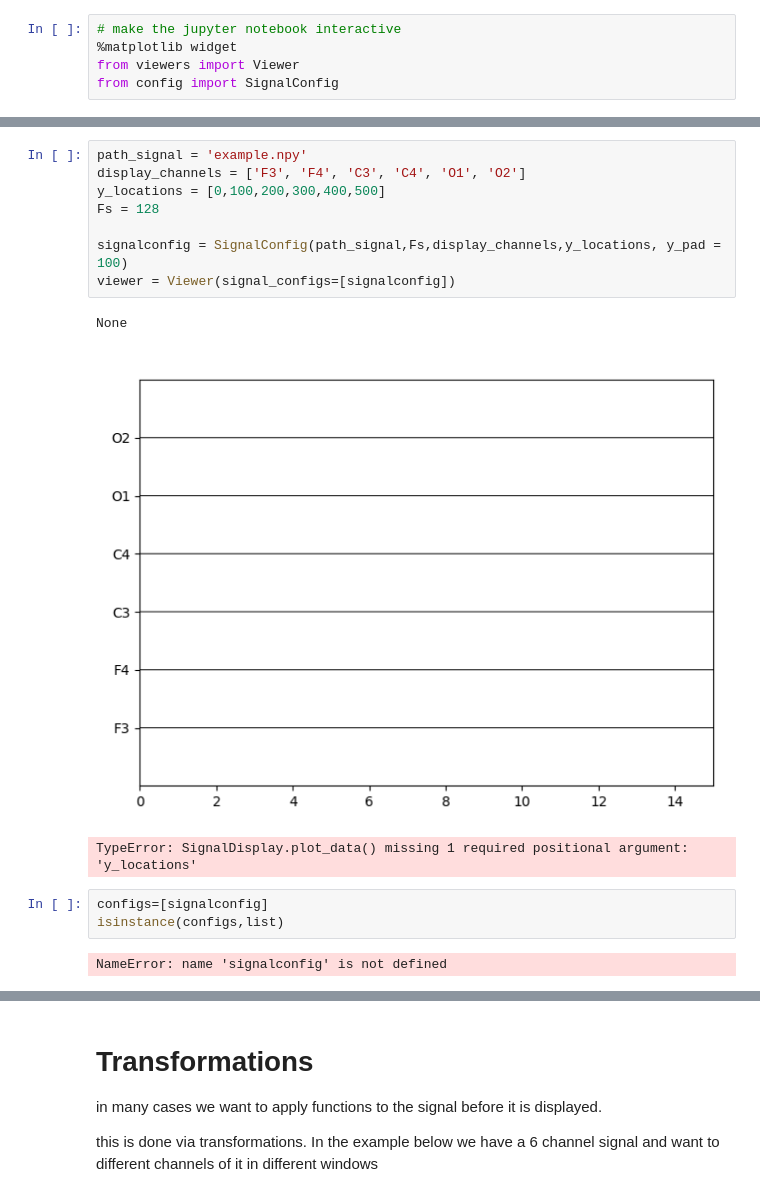
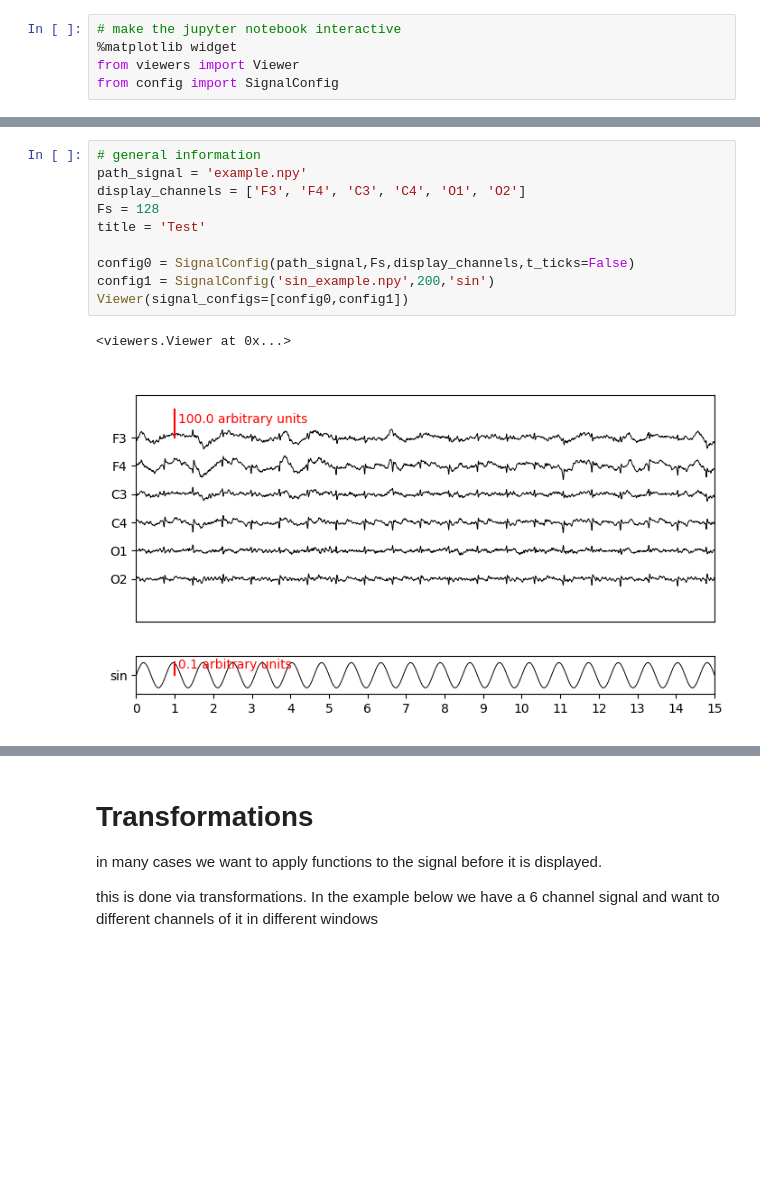
Before and after one commit to MoritzAlkofer/BIOViewer, a Jupyter notebook: demo.ipynb, the cells around one changed output, grey strips where cells are left out. Cells and saved outputs as stored; diff of their text form; blank space fills up the shorter version.

```diff
--- a/demo.ipynb
+++ b/demo.ipynb
@@ -26,17 +80,13 @@ it allows you to scroll left and right trough the image
 # %%
+# general information
 path_signal = 'example.npy'
 display_channels = ['F3', 'F4', 'C3', 'C4', 'O1', 'O2']
-y_locations = [0,100,200,300,400,500]
 Fs = 128
+title = 'Test'
 
-signalconfig = SignalConfig(path_signal,Fs,display_channels,y_locations, y_pad = 100)
-viewer = Viewer(signal_configs=[signalconfig])
+config0 = SignalConfig(path_signal,Fs,display_channels,t_ticks=False)
+config1 = SignalConfig('sin_example.npy',200,'sin')
+Viewer(signal_configs=[config0,config1])
 # %% [output]
-None
+<viewers.Viewer at 0x...>
-[figure, old version]
+[figure, new version]
-TypeError: SignalDisplay.plot_data() missing 1 required positional argument: 'y_locations'
-# %%
-configs=[signalconfig]
-isinstance(configs,list)
-# %% [output]
-NameError: name 'signalconfig' is not defined
```
Also changed, not shown: parts of 14 cells of this notebook, 6 other files.
